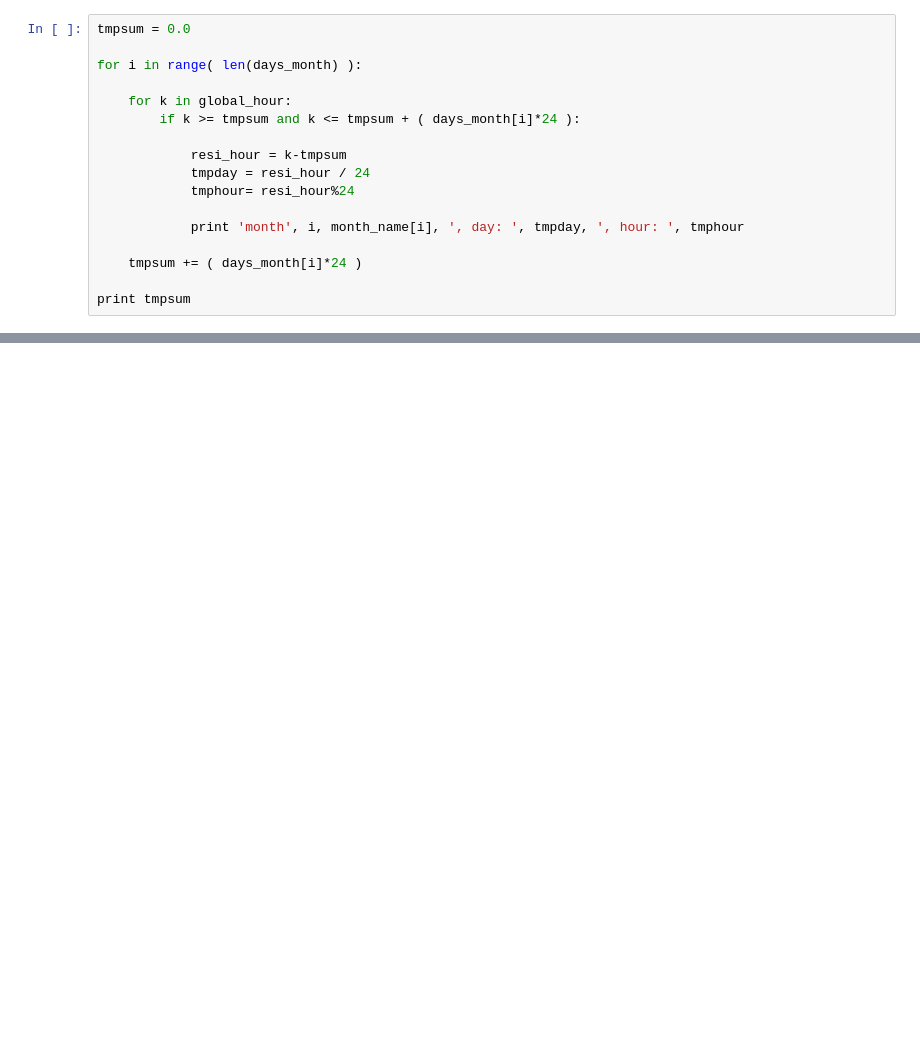
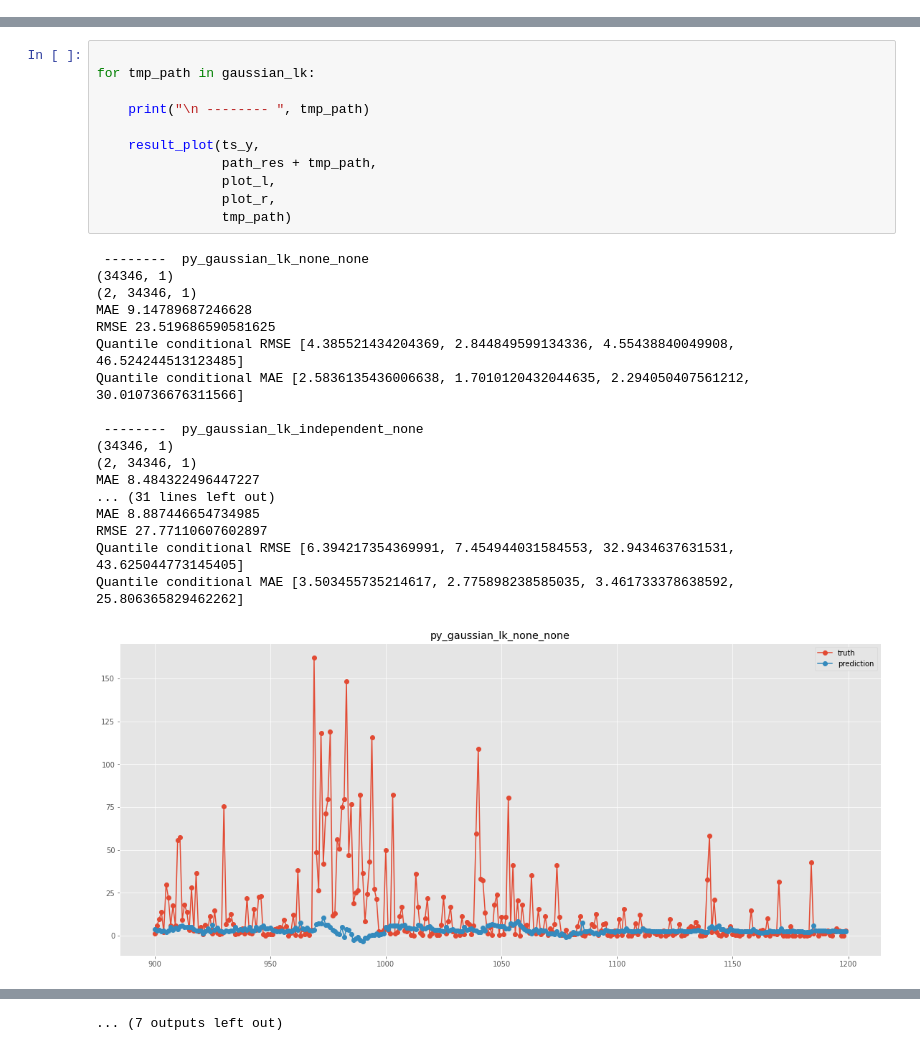
Before and after one commit to weilai0980/MixtureEnsemble, a Jupyter notebook: result_analysis.ipynb, the cells around one changed output, grey strips where cells are left out. Saved outputs shown, nothing was run; the diff lists cells and outputs as text; blank space fills up the shorter version.

```diff
--- a/result_analysis.ipynb
+++ b/result_analysis.ipynb
@@ -1710,17 +12,0 @@ print len(month_name)
-# %%
-tmpsum = 0.0
-
-for i in range( len(days_month) ):
-
-    for k in global_hour:
-        if k >= tmpsum and k <= tmpsum + ( days_month[i]*24 ):
-
-            resi_hour = k-tmpsum
-            tmpday = resi_hour / 24
-            tmphour= resi_hour%24
-
-            print 'month', i, month_name[i], ', day: ', tmpday, ', hour: ', tmphour
-
-    tmpsum += ( days_month[i]*24 )
-
-print tmpsum
@@ -1797,0 +228,30 @@ sample_group( [ 9, 10, 15 ], [ [600, 700], [500, 600], [620, 720] ],\
+# %%
+
+for tmp_path in gaussian_lk:
+
+    print("\n -------- ", tmp_path)
+
+    result_plot(ts_y,
+                path_res + tmp_path,
+                plot_l,
+                plot_r,
+                tmp_path)
+# %% [output]
+ --------  py_gaussian_lk_none_none
+(34346, 1)
+(2, 34346, 1)
+MAE 9.14789687246628
+RMSE 23.519686590581625
+Quantile conditional RMSE [4.385521434204369, 2.844849599134336, 4.55438840049908, 46.524244513123485]
+Quantile conditional MAE [2.5836135436006638, 1.7010120432044635, 2.294050407561212, 30.010736676311566]
+
+ --------  py_gaussian_lk_independent_none
+(34346, 1)
+(2, 34346, 1)
+MAE 8.484322496447227
+... (31 lines left out)
+MAE 8.887446654734985
+RMSE 27.77110607602897
+Quantile conditional RMSE [6.394217354369991, 7.454944031584553, 32.9434637631531, 43.625044773145405]
+Quantile conditional MAE [3.503455735214617, 2.775898238585035, 3.461733378638592, 25.806365829462262]
+[figure, added]
@@ -1797,0 +268 @@ sample_group( [ 9, 10, 15 ], [ [600, 700], [500, 600], [620, 720] ],\
+... (7 outputs left out)
```
Also changed, not shown: parts of 37 cells of this notebook, 3 other files.
